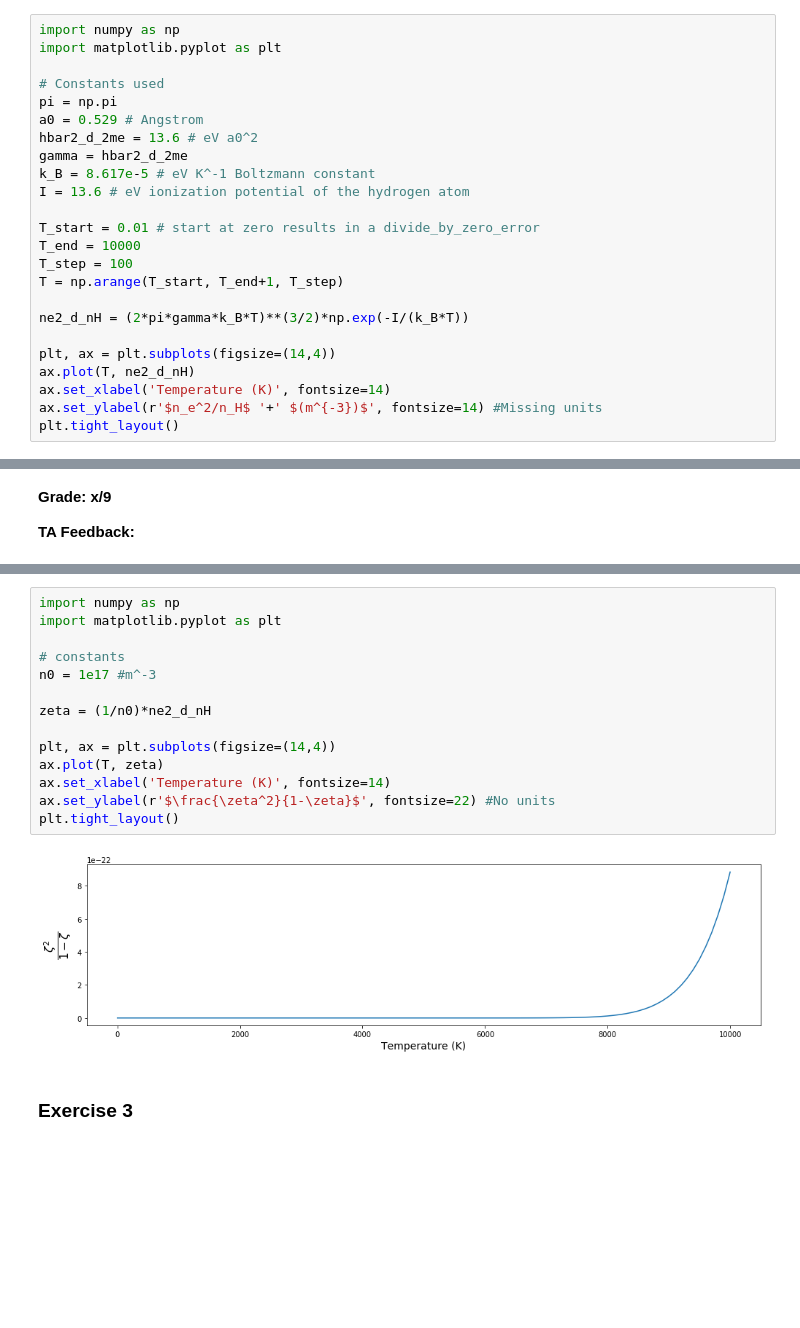
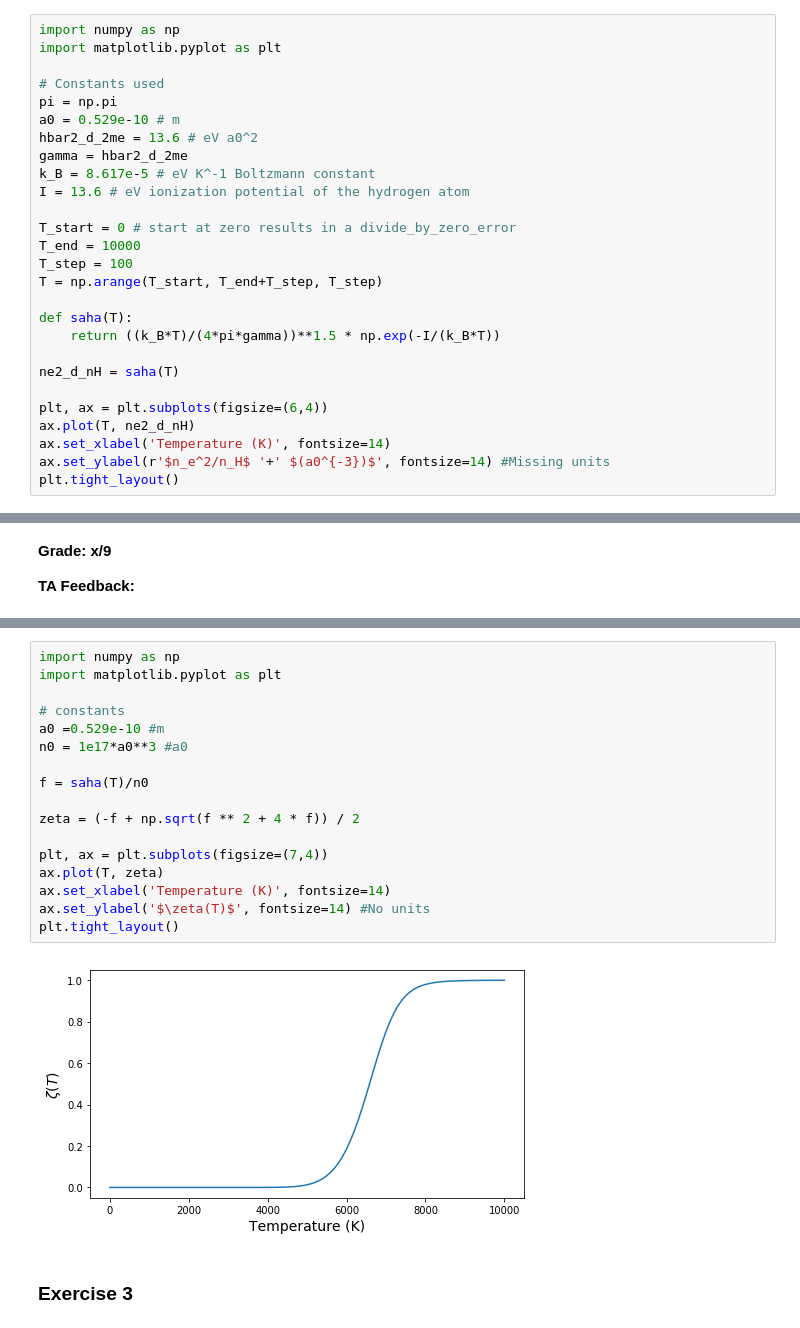
Before and after one commit to tmtenbrink/statfys, a Jupyter notebook: sf2.ipynb, the cells around one changed output, grey strips where cells are left out. Drawn from its saved outputs; the diff is of its cells as text; blank space fills up the shorter version.

```diff
--- a/sf2.ipynb
+++ b/sf2.ipynb
@@ -56,22 +56,25 @@ import matplotlib.pyplot as plt
 
 # Constants used
 pi = np.pi
-a0 = 0.529 # Angstrom
+a0 = 0.529e-10 # m
 hbar2_d_2me = 13.6 # eV a0^2
 gamma = hbar2_d_2me
 k_B = 8.617e-5 # eV K^-1 Boltzmann constant
 I = 13.6 # eV ionization potential of the hydrogen atom
 
-T_start = 0.01 # start at zero results in a divide_by_zero_error
+T_start = 0 # start at zero results in a divide_by_zero_error
 T_end = 10000
 T_step = 100
-T = np.arange(T_start, T_end+1, T_step)
+T = np.arange(T_start, T_end+T_step, T_step)
 
-ne2_d_nH = (2*pi*gamma*k_B*T)**(3/2)*np.exp(-I/(k_B*T))
+def saha(T):
+    return ((k_B*T)/(4*pi*gamma))**1.5 * np.exp(-I/(k_B*T))
 
-plt, ax = plt.subplots(figsize=(14,4))
+ne2_d_nH = saha(T)
+
+plt, ax = plt.subplots(figsize=(6,4))
 ax.plot(T, ne2_d_nH)
 ax.set_xlabel('Temperature (K)', fontsize=14)
-ax.set_ylabel(r'$n_e^2/n_H$ '+' $(m^{-3})$', fontsize=14) #Missing units
+ax.set_ylabel(r'$n_e^2/n_H$ '+' $(a0^{-3})$', fontsize=14) #Missing units
 plt.tight_layout()
 # %% [output]
@@ -111,19 +140,22 @@ where $n_0 = n_p + n_H$, is given as follows:
 # %%
 import numpy as np
 import matplotlib.pyplot as plt
 
 # constants
-n0 = 1e17 #m^-3
+a0 =0.529e-10 #m
+n0 = 1e17*a0**3 #a0
 
-zeta = (1/n0)*ne2_d_nH
+f = saha(T)/n0
 
-plt, ax = plt.subplots(figsize=(14,4))
+zeta = (-f + np.sqrt(f ** 2 + 4 * f)) / 2
+
+plt, ax = plt.subplots(figsize=(7,4))
 ax.plot(T, zeta)
 ax.set_xlabel('Temperature (K)', fontsize=14)
-ax.set_ylabel(r'$\frac{\zeta^2}{1-\zeta}$', fontsize=22) #No units
+ax.set_ylabel('$\zeta(T)$', fontsize=14) #No units
 plt.tight_layout()
 # %% [output]
-[figure, old version]
+[figure, new version]
 # %% [markdown]
 ### Exercise 3
 # %% [markdown]
```
Also changed, not shown: parts of 12 cells of this notebook.
